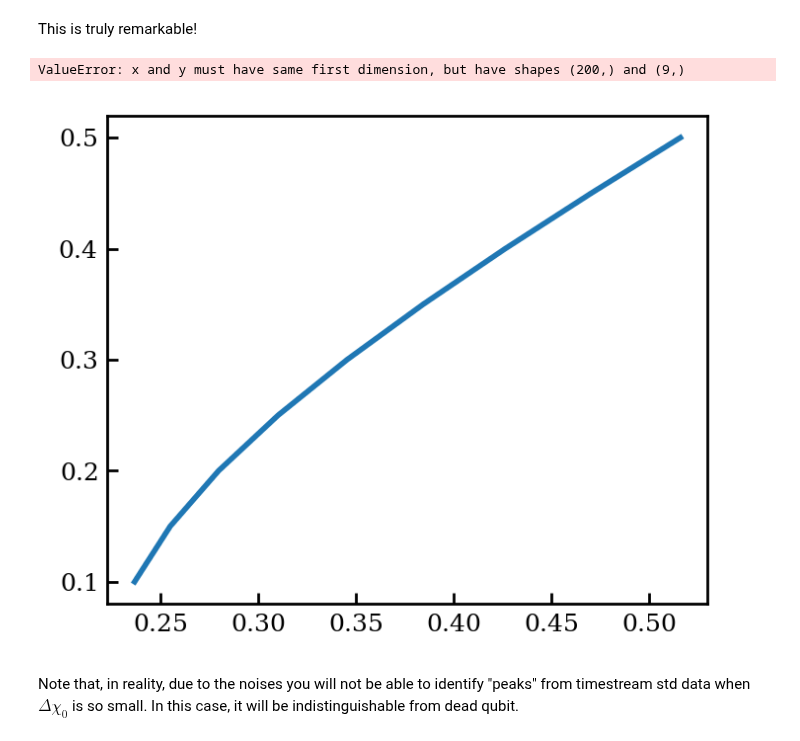
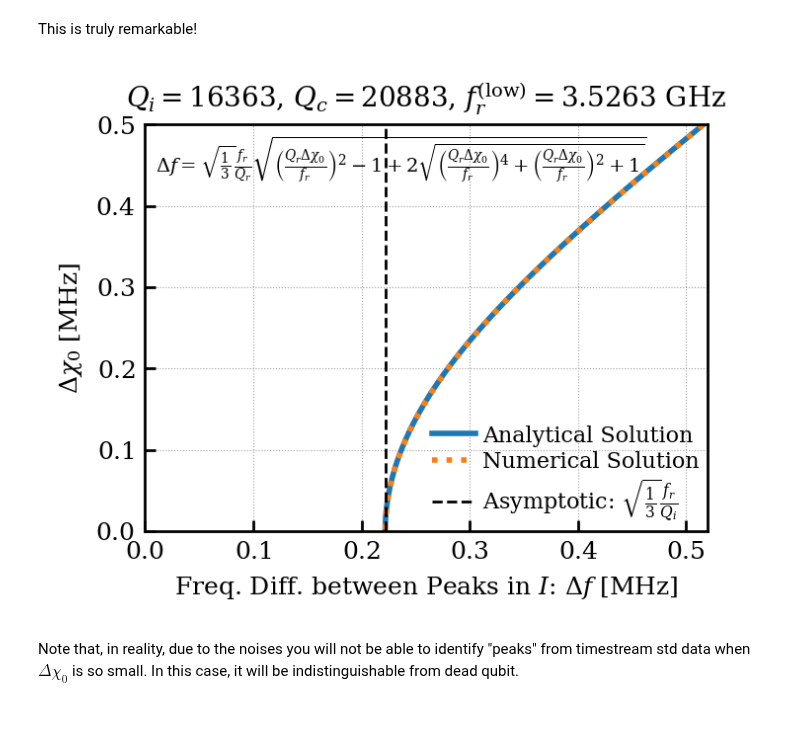
Before and after one commit to WashU-Astroparticle-Lab/qpd, a Jupyter notebook: ocs/std_analysis.ipynb, the cells around one changed output. Saved outputs shown, nothing was run; the diff lists cells and outputs as text; code cells hidden in the pictures.

```diff
--- a/ocs/std_analysis.ipynb
+++ b/ocs/std_analysis.ipynb
@@ -389,25 +389,24 @@ def calculate_delta_f(delta_chi_0, f_r, Q_r):
 
     return delta_f
 # %%
-delta_fs = calculate_delta_f(delta_chi_0=delta_chi_0s[1:], f_r=fr, Q_r=1/(1/Qi+1/Qc))
+delta_fs = calculate_delta_f(delta_chi_0=np.linspace(0, 0.5e6, 201)[1:], f_r=fr, Q_r=1/(1/Qi+1/Qc))
 
 with plt.style.context(OCS._style_path):
-    plt.plot(delta_fs/1e6, delta_chi_0s[1:]/1e6, lw=2, label="Analytical Solution")
-    plt.plot(delta_freqs[1:]/1e6, delta_chi_0s[1:]/1e6, ls=":",lw=2, label="Numerical Solution")
+    plt.plot(delta_fs/1e6, np.linspace(0, 0.5e6, 201)[1:]/1e6, lw=2, label="Analytical Solution")
+    plt.plot(delta_freqs[1:]/1e6, np.linspace(0, 0.5e6, 201)[1:]/1e6, ls=":",lw=2, label="Numerical Solution")
     plt.axvline(np.sqrt(1/3)*fr/(1/(1/Qi+1/Qc))/1e6, color="black", ls="--", label=r"Asymptotic: $\sqrt{\frac{1}{3}} \frac{f_r}{Q_i}$", lw=1)
     plt.text(0.01, 0.44, r"$\Delta f=\sqrt{\frac{1}{3}} \frac{f_r}{Q_r} \sqrt{\left(\frac{Q_r \Delta \chi_0}{f_r}\right)^2-1+2 \sqrt{\left(\frac{Q_r \Delta \chi_0}{f_r}\right)^4+\left(\frac{Q_r \Delta \chi_0}{f_r}\right)^2+1}}$", fontsize=7)
     plt.ylabel(r"$\Delta\chi_0$ [MHz]")
     plt.xlabel(r"Freq. Diff. between Peaks in $I$: $\Delta f$ [MHz]")
     plt.title(r"$Q_i=$"+str(int(Qi))+", $Q_c=$"+str(int(Qc))+", $f_r^\mathrm{(low)}=$"+str(fr/1e9)+" GHz")
     plt.ylim(0)
     plt.xlim(0, 0.52)
     plt.ylim(0, 0.5)
     plt.legend(loc="best")
     plt.grid()
     plt.show()
 # %% [output]
-ValueError: x and y must have same first dimension, but have shapes (200,) and (9,)
-[figure, old version]
+[figure, new version]
 # %% [markdown]
 Note that, in reality, due to the noises you will not be able to identify "peaks" from timestream std data when $\Delta \chi_0$ is so small. In this case, it will be indistinguishable from dead qubit.
 # %% [markdown]
```
